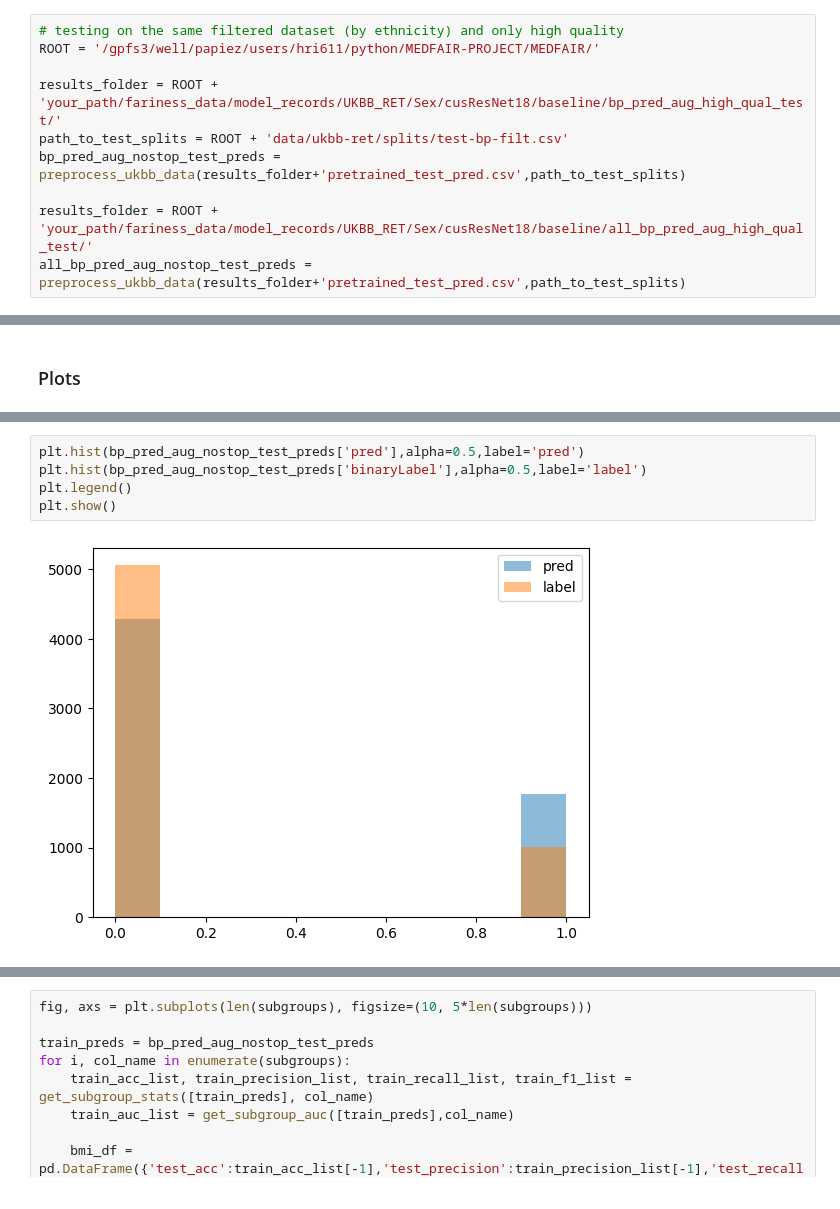
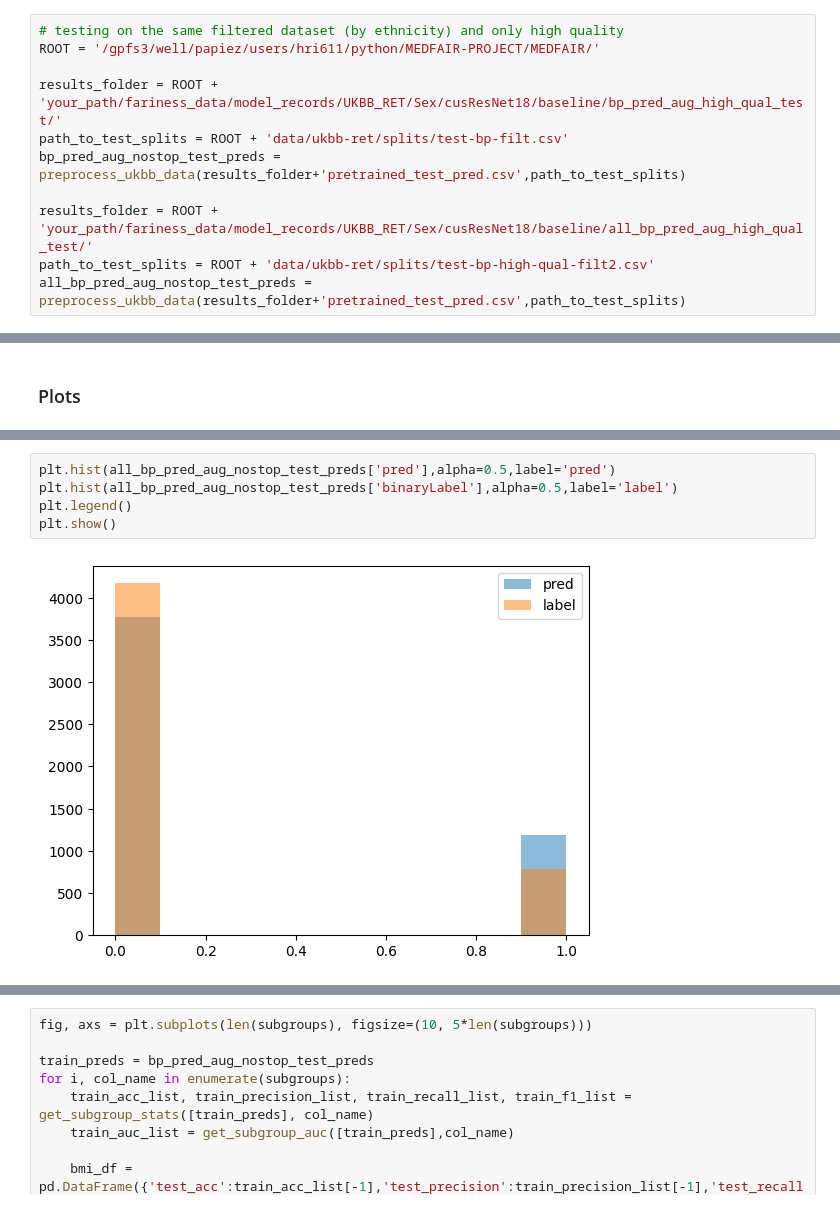
Before and after one commit to anissa218/MEDFAIR_UKBB, a Jupyter notebook: mynotebooks/UKBB All Models Analysis.ipynb, the cells around one changed output, grey strips where cells are left out. Cells and saved outputs as stored; diff of their text form.

```diff
--- a/mynotebooks/UKBB All Models Analysis.ipynb
+++ b/mynotebooks/UKBB All Models Analysis.ipynb
@@ -627,6 +629,7 @@ path_to_test_splits = ROOT + 'data/ukbb-ret/splits/test-bp-filt.csv'
 bp_pred_aug_nostop_test_preds = preprocess_ukbb_data(results_folder+'pretrained_test_pred.csv',path_to_test_splits)
 
 results_folder = ROOT + 'your_path/fariness_data/model_records/UKBB_RET/Sex/cusResNet18/baseline/all_bp_pred_aug_high_qual_test/'
+path_to_test_splits = ROOT + 'data/ukbb-ret/splits/test-bp-high-qual-filt2.csv'
 all_bp_pred_aug_nostop_test_preds = preprocess_ukbb_data(results_folder+'pretrained_test_pred.csv',path_to_test_splits)
 # %%
 # correct for mistake i made when splitting data
@@ -766,7 +775,7 @@ test_df.T.plot(kind='bar',cmap='viridis')
 # %%
-plt.hist(bp_pred_aug_nostop_test_preds['pred'],alpha=0.5,label='pred')
-plt.hist(bp_pred_aug_nostop_test_preds['binaryLabel'],alpha=0.5,label='label')
+plt.hist(all_bp_pred_aug_nostop_test_preds['pred'],alpha=0.5,label='pred')
+plt.hist(all_bp_pred_aug_nostop_test_preds['binaryLabel'],alpha=0.5,label='label')
 plt.legend()
 plt.show()
 # %% [output]
-[figure, old version]
+[figure, new version]
```
Also changed, not shown: parts of 58 cells of this notebook, 22 other files.
